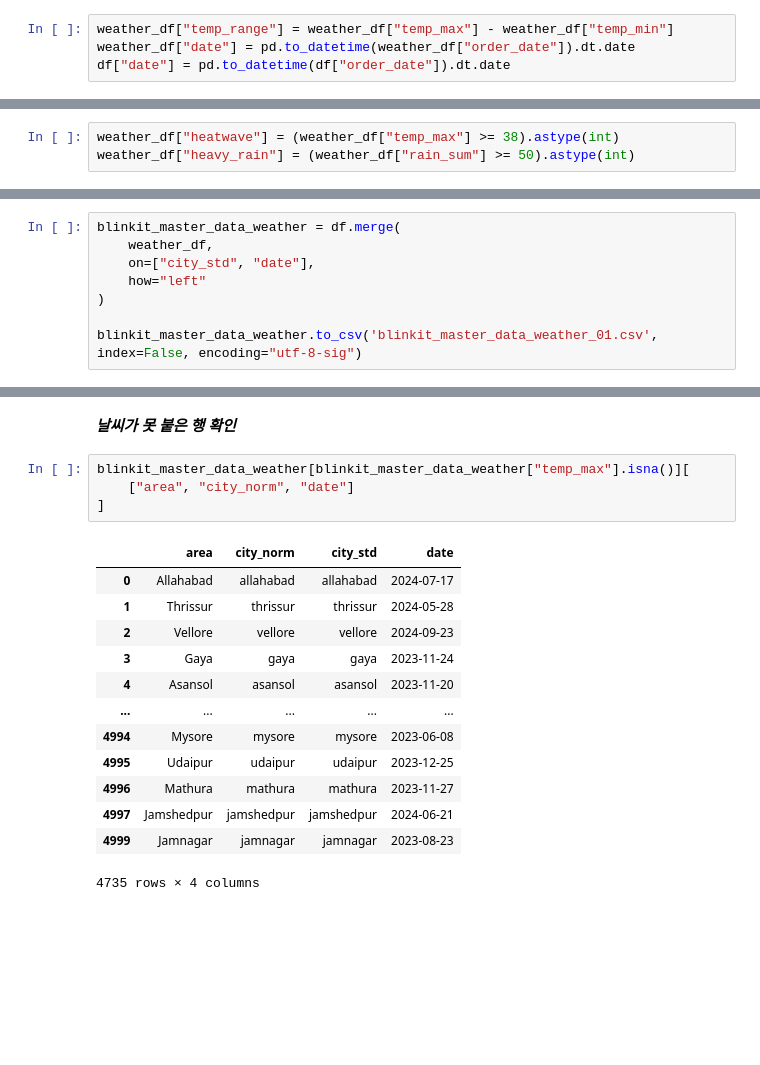
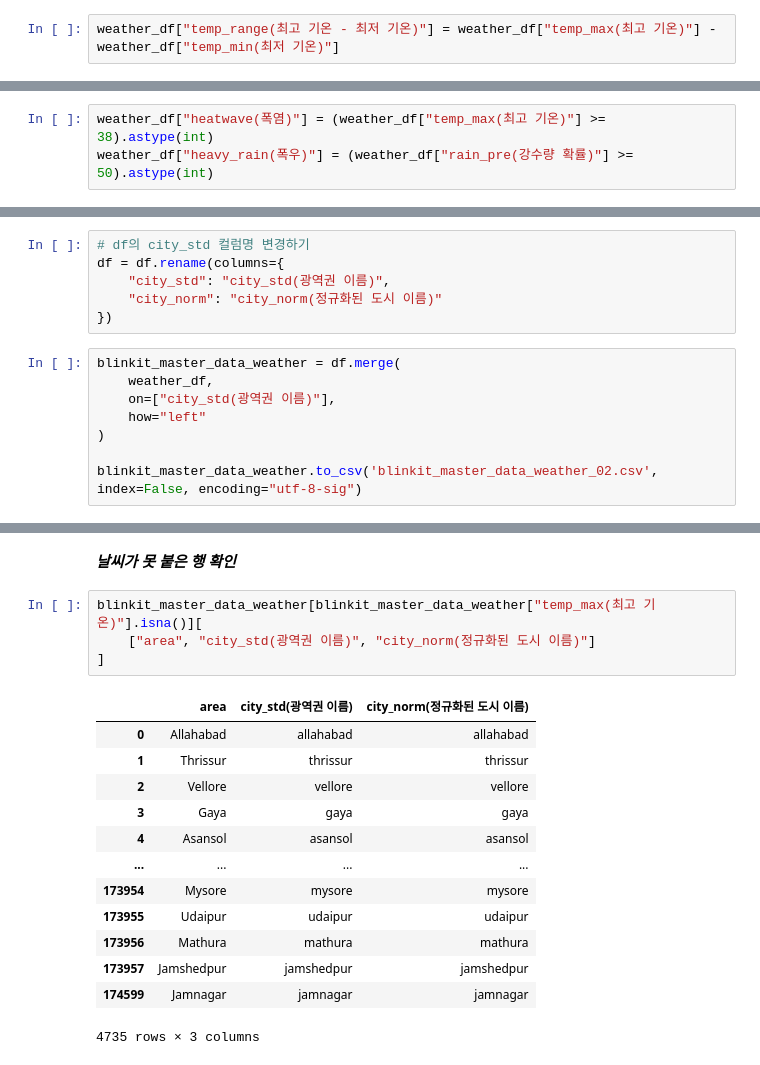
Before and after one commit to minkyungbae/demand-forecasting-project-modeling, a Jupyter notebook: data/EDA.ipynb, the cells around one changed output, grey strips where cells are left out. Drawn from its saved outputs; the diff is of its cells as text; blank space fills up the shorter version.

```diff
--- a/data/EDA.ipynb
+++ b/data/EDA.ipynb
@@ -254,13 +270,11 @@ weather_df
 # %% [markdown]
 ***기본 파생 변수***
 # %%
-weather_df["temp_range"] = weather_df["temp_max"] - weather_df["temp_min"]
-weather_df["date"] = pd.to_datetime(weather_df["order_date"]).dt.date
-df["date"] = pd.to_datetime(df["order_date"]).dt.date
+weather_df["temp_range(최고 기온 - 최저 기온)"] = weather_df["temp_max(최고 기온)"] - weather_df["temp_min(최저 기온)"]
 # %% [markdown]
 ***폭염/폭우 플래그***
 # %%
-weather_df["heatwave"] = (weather_df["temp_max"] >= 38).astype(int)
-weather_df["heavy_rain"] = (weather_df["rain_sum"] >= 50).astype(int)
+weather_df["heatwave(폭염)"] = (weather_df["temp_max(최고 기온)"] >= 38).astype(int)
+weather_df["heavy_rain(폭우)"] = (weather_df["rain_pre(강수량 확률)"] >= 50).astype(int)
 # %% [markdown]
 ***데이터셋 Join***
@@ -267,8 +302,14 @@ weather_df["heavy_rain"] = (weather_df["rain_sum"] >= 50).astype(int)
+# %%
+# df의 city_std 컬럼명 변경하기
+df = df.rename(columns={
+    "city_std": "city_std(광역권 이름)",
+    "city_norm": "city_norm(정규화된 도시 이름)"
+})
 # %%
 blinkit_master_data_weather = df.merge(
     weather_df,
-    on=["city_std", "date"],
+    on=["city_std(광역권 이름)"],
     how="left"
 )
 
-blinkit_master_data_weather.to_csv('blinkit_master_data_weather_01.csv', index=False, encoding="utf-8-sig")
+blinkit_master_data_weather.to_csv('blinkit_master_data_weather_02.csv', index=False, encoding="utf-8-sig")
@@ -279,20 +348,20 @@ blinkit_master_data_weather.to_csv('blinkit_master_data_weather_01.csv', index=F
 # %% [markdown]
 ***날씨가 못 붙은 행 확인***
 # %%
-blinkit_master_data_weather[blinkit_master_data_weather["temp_max"].isna()][
-    ["area", "city_norm", "date"]
+blinkit_master_data_weather[blinkit_master_data_weather["temp_max(최고 기온)"].isna()][
+    ["area", "city_std(광역권 이름)", "city_norm(정규화된 도시 이름)"]
 ]
 # %% [output]
-|  | area | city_norm | city_std | date |
-| 0 | Allahabad | allahabad | allahabad | 2024-07-17 |
-| 1 | Thrissur | thrissur | thrissur | 2024-05-28 |
-| 2 | Vellore | vellore | vellore | 2024-09-23 |
-| 3 | Gaya | gaya | gaya | 2023-11-24 |
-| 4 | Asansol | asansol | asansol | 2023-11-20 |
-| ... | ... | ... | ... | ... |
-| 4994 | Mysore | mysore | mysore | 2023-06-08 |
-| 4995 | Udaipur | udaipur | udaipur | 2023-12-25 |
-| 4996 | Mathura | mathura | mathura | 2023-11-27 |
-| 4997 | Jamshedpur | jamshedpur | jamshedpur | 2024-06-21 |
-| 4999 | Jamnagar | jamnagar | jamnagar | 2023-08-23 |
+|  | area | city_std(광역권 이름) | city_norm(정규화된 도시 이름) |
+| 0 | Allahabad | allahabad | allahabad |
+| 1 | Thrissur | thrissur | thrissur |
+| 2 | Vellore | vellore | vellore |
+| 3 | Gaya | gaya | gaya |
+| 4 | Asansol | asansol | asansol |
+| ... | ... | ... | ... |
+| 173954 | Mysore | mysore | mysore |
+| 173955 | Udaipur | udaipur | udaipur |
+| 173956 | Mathura | mathura | mathura |
+| 173957 | Jamshedpur | jamshedpur | jamshedpur |
+| 174599 | Jamnagar | jamnagar | jamnagar |
-4735 rows × 4 columns
+4735 rows × 3 columns
```
Also changed, not shown: parts of 14 cells of this notebook.
